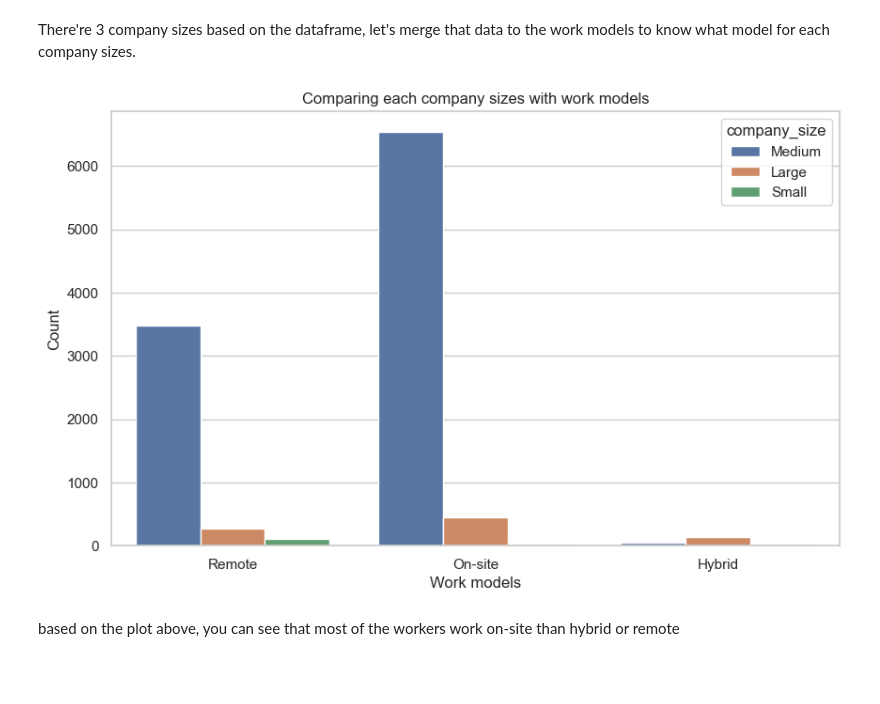
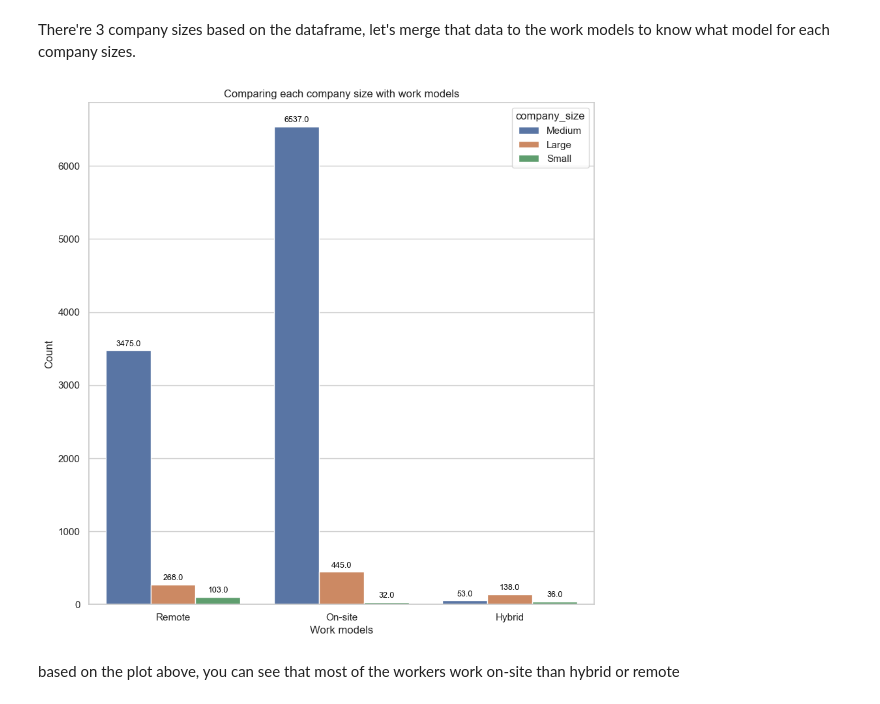
Before and after one commit to DickyAdi/DS2024_analysis, a Jupyter notebook: analysis.ipynb, the cells around one changed output. Cells and saved outputs as stored; diff of their text form; code cells hidden in the pictures; blank space fills up the shorter version.

```diff
--- a/analysis.ipynb
+++ b/analysis.ipynb
@@ -58,13 +109,20 @@ array(['Medium', 'Large', 'Small'], dtype=object)
 # %% [markdown]
 There're 3 company sizes based on the dataframe, let's merge that data to the work models to know what model for each company sizes.
 # %%
-plt.figure(figsize=(10,6))
-sns.countplot(x='work_models', hue='company_size', data=df)
-plt.title('Comparing each company sizes with work models')
+plt.figure(figsize=(10, 10))
+ax = sns.countplot(x='work_models', hue='company_size', data=df)
+
+# Add counts at the top of each bar
+for p in ax.patches:
+    ax.annotate(f'{p.get_height()}', (p.get_x() + p.get_width() / 2., p.get_height()),
+                ha='center', va='baseline', fontsize=9, color='black', xytext=(0, 5),
+                textcoords='offset points')
+
+plt.title('Comparing each company size with work models')
 plt.xlabel('Work models')
 plt.ylabel('Count')
 plt.show()
 # %% [output]
-[figure, old version]
+[figure, new version]
 # %% [markdown]
 based on the plot above, you can see that most of the workers work on-site than hybrid or remote
```
Also changed, not shown: parts of 17 cells of this notebook.
